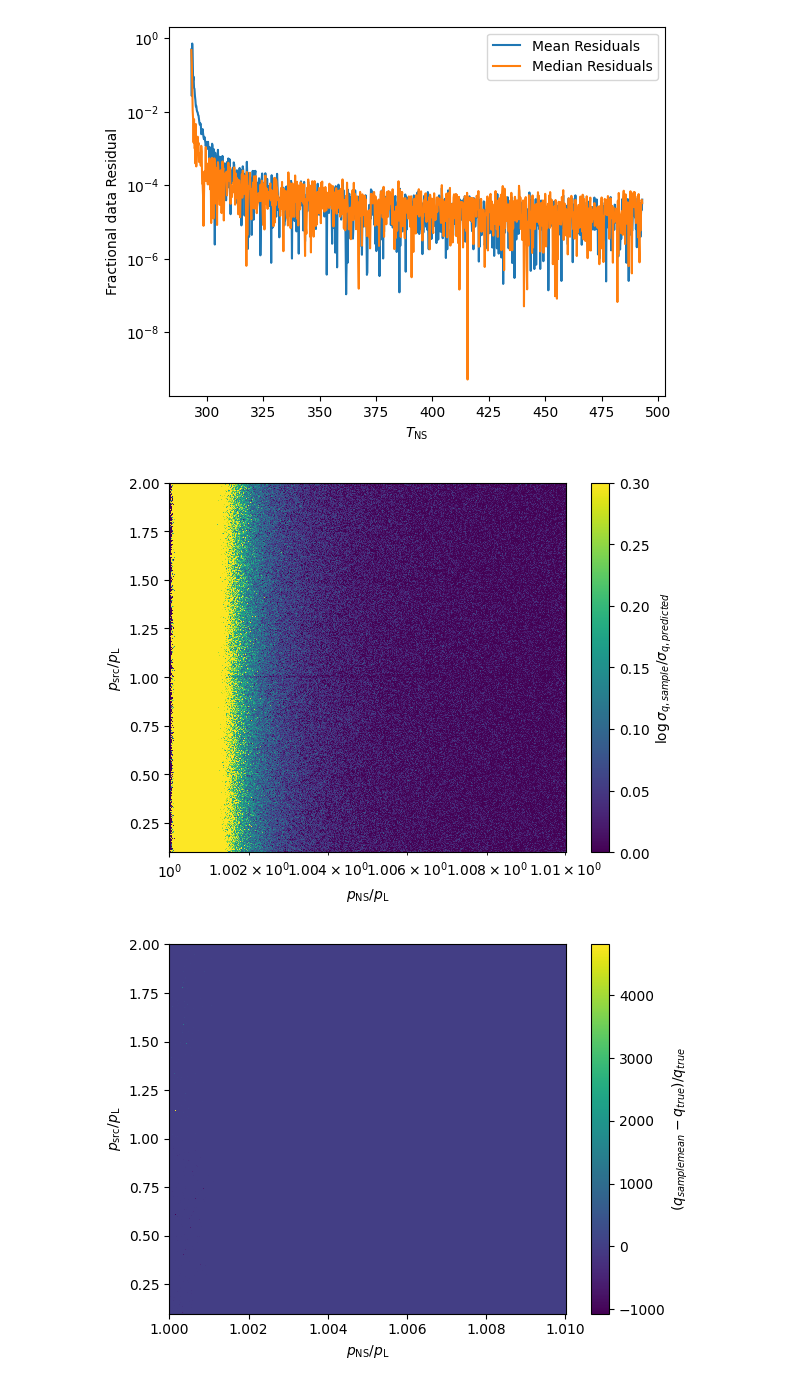
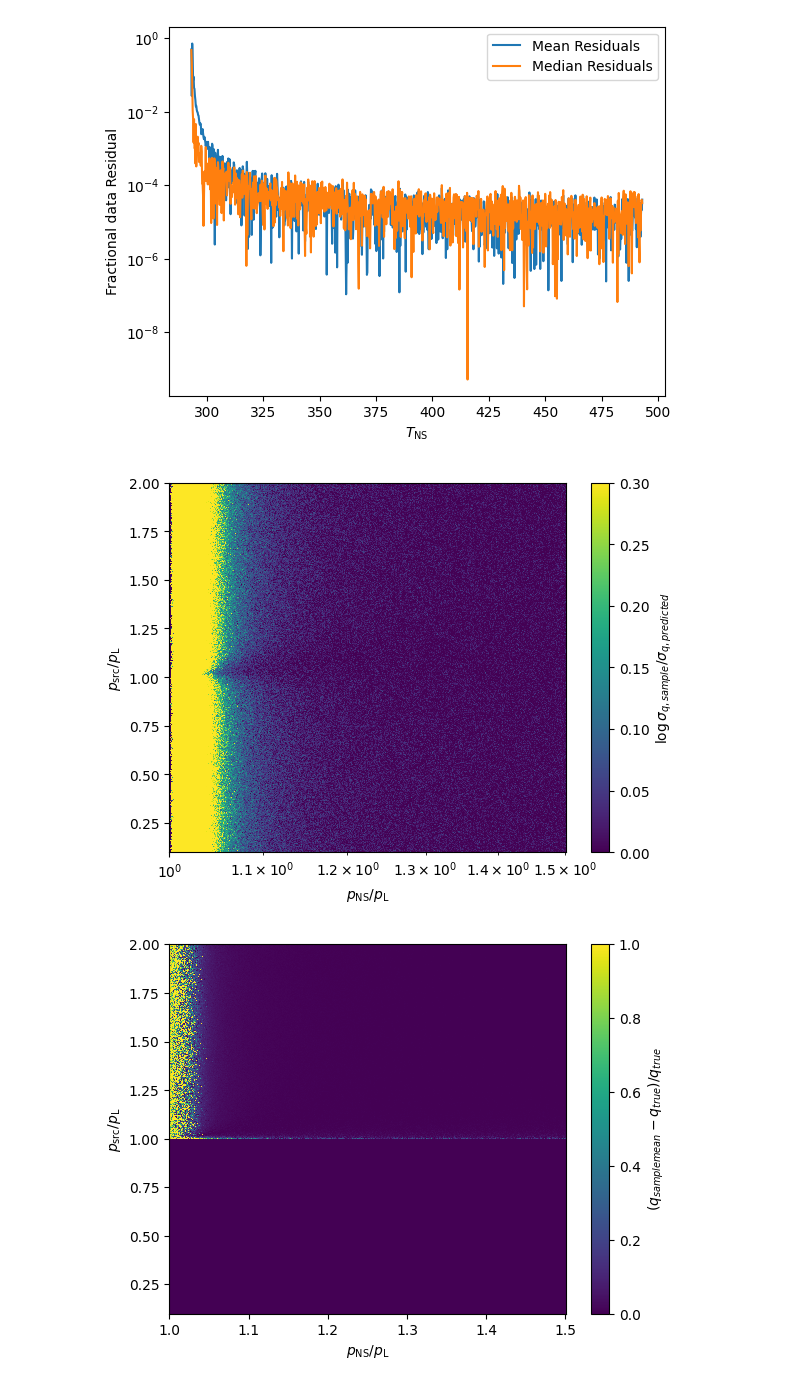
Before and after one commit to RHINO-Experiment/rhino-cal, a Jupyter notebook: data_noise_investigation.ipynb, the cells around one changed output. Drawn from its saved outputs; the diff is of its cells as text; code cells hidden in the pictures.

```diff
--- a/data_noise_investigation.ipynb
+++ b/data_noise_investigation.ipynb
@@ -12,7 +12,7 @@ Generate 10,000 samples with Gaussian noise in $P_{\rm src}, P_{\rm L}, P_{\rm N
 n_samp = int(1e6)
 
 T_l = 273+20 # K
-T_ns = 273+215 # K
+T_ns = 273+20.5 # K
 T_src = 273+15 # K
 
 t_int = 60 # seconds per source
@@ -376,39 +376,41 @@ def q_test(p_ns_multiplier_range = np.linspace(1.001, 1.2, 500),
 
 
 
-results_dict = q_test(t_int_eq=150,
+results_dict = q_test(t_int_eq=0.15,
                       iterations_per_sample=1000,
                       p_ns_multiplier_range=np.geomspace(1+1e-7,
-                                                         1+1e-2,
+                                                         1.5,
                                                          500))
 # %%
 
 plt.pcolormesh(results_dict["p_ns_multiplier_range"],
                results_dict["p_src_multiplier_range"],
                np.log10(results_dict['q_sample_variance'] / results_dict["expected_variance"]),
                vmin=0, vmax=0.3)
 plt.colorbar(label=r'$\log \sigma_{q, sample} / \sigma_{q, predicted}$')
 plt.xlabel(r'$p_{\rm NS} / p_{\rm L}$')
 plt.xscale('log')
 plt.ylabel(r'$p_{\rm src} / p_{\rm L}$')
 plt.show()
 
 
 plt.pcolormesh(results_dict["p_ns_multiplier_range"],
                results_dict["p_src_multiplier_range"],
-               np.abs(results_dict['q_mean'] - results_dict["q_true"]) / results_dict['q_true'])
+               np.abs(results_dict['q_mean'] - results_dict["q_true"]) / results_dict['q_true'],
+               vmin=0., vmax=1.)
 plt.colorbar(label=r'$(q_{sample mean} - q_{true}) / q_{true}$')
 plt.xlabel(r'$p_{\rm NS} / p_{\rm L}$')
 plt.ylabel(r'$p_{\rm src} / p_{\rm L}$')
 plt.show()
 
 plt.pcolormesh(results_dict["p_ns_multiplier_range"],
                results_dict["p_src_multiplier_range"],
-               np.abs(results_dict['q_median'] - results_dict["q_true"]) / results_dict['q_true'])
+               np.abs(results_dict['q_median'] - results_dict["q_true"]) / results_dict['q_true'],
+               vmin=0., vmax=1.)
 plt.colorbar(label=r'$(q_{sample median} - q_{true}) / q_{true}$')
 plt.xlabel(r'$p_{\rm NS} / p_{\rm L}$')
 plt.ylabel(r'$p_{\rm src} / p_{\rm L}$')
 plt.show()
 # %% [output]
-[figure, old version]
+[figure, new version]
-[figure, old version]
+[figure, new version]
```
Also changed, not shown: parts of 3 cells of this notebook.
